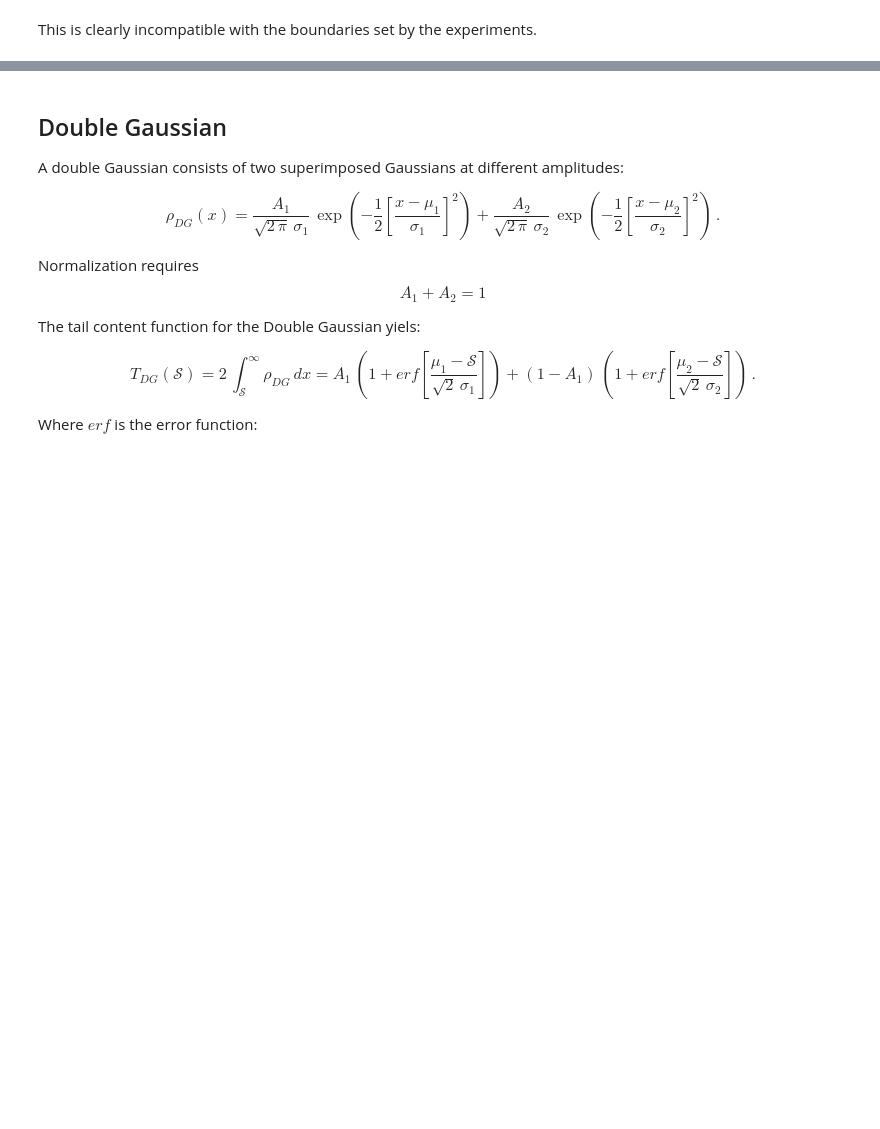
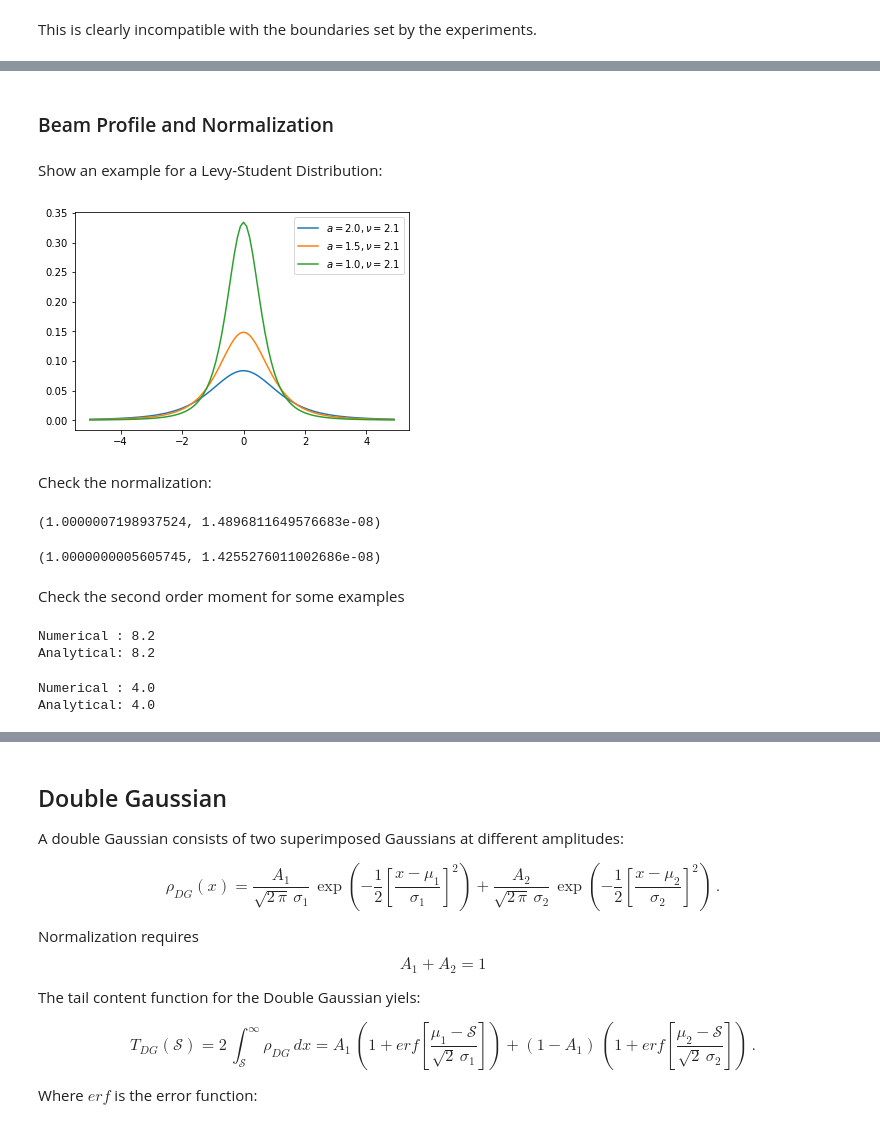
Before and after one commit to mtitze/HL-LHC, a Jupyter notebook: analyses/analysis_distributions.ipynb, the cells around one changed output, grey strips where cells are left out. Saved outputs shown, nothing was run; the diff lists cells and outputs as text; code cells hidden in the pictures; blank space fills up the shorter version.

Commit message:
included levy-student

```diff
--- a/analyses/analysis_distributions.ipynb
+++ b/analyses/analysis_distributions.ipynb
@@ -79,0 +127,49 @@ This is clearly incompatible with the boundaries set by the experiments.
+# %% [markdown]
+### Beam Profile and Normalization
+# %% [markdown]
+Show an example for a Levy-Student Distribution:
+# %%
+x=np.arange(-5,5,0.1)
+
+ls = levy_student(a=2.0, nu=2.1)
+plt.plot(x,ls.density(x=x, y=0),label=r'$a=2.0, \nu=2.1$')
+ls = levy_student(a=1.5, nu=2.1)
+plt.plot(x,ls.density(x=x, y=0),label=r'$a=1.5, \nu=2.1$')
+ls = levy_student(a=1.0, nu=2.1)
+plt.plot(x,ls.density(x=x, y=0),label=r'$a=1.0, \nu=2.1$')
+plt.legend()
+plt.show()
+# %% [output]
+[figure, added]
+# %% [markdown]
+Check the normalization:
+# %%
+ls = levy_student(a=2.0, nu=2.1)
+
+ls.integral(boundaries=[[-np.infty,np.infty],[-np.infty,np.infty]])
+# %% [output]
+(1.0000007198937524, 1.4896811649576683e-08)
+# %%
+ls = levy_student(a=4.0, nu=5.1)
+
+ls.integral(boundaries=[[-np.infty,np.infty],[-np.infty,np.infty]])
+# %% [output]
+(1.0000000005605745, 1.4255276011002686e-08)
+# %% [markdown]
+Check the second order moment for some examples
+# %%
+ls = levy_student(a=3.0, nu=3.1)
+
+print("Numerical : {0:0.1f}".format(ls.integral(boundaries=[[-np.infty,np.infty],[-np.infty,np.infty]], momx=2)[0]))
+print("Analytical: {0:0.1f}".format(ls.a**2/(ls.nu-2)))
+# %% [output]
+Numerical : 8.2
+Analytical: 8.2
+# %%
+ls = levy_student(a=2.1, nu=3.1)
+
+print("Numerical : {0:0.1f}".format(ls.integral(boundaries=[[-np.infty,np.infty],[-np.infty,np.infty]], momx=2)[0]))
+print("Analytical: {0:0.1f}".format(ls.a**2/(ls.nu-2)))
+# %% [output]
+Numerical : 4.0
+Analytical: 4.0
```
Also changed, not shown: parts of 8 cells of this notebook, 1 other file.
